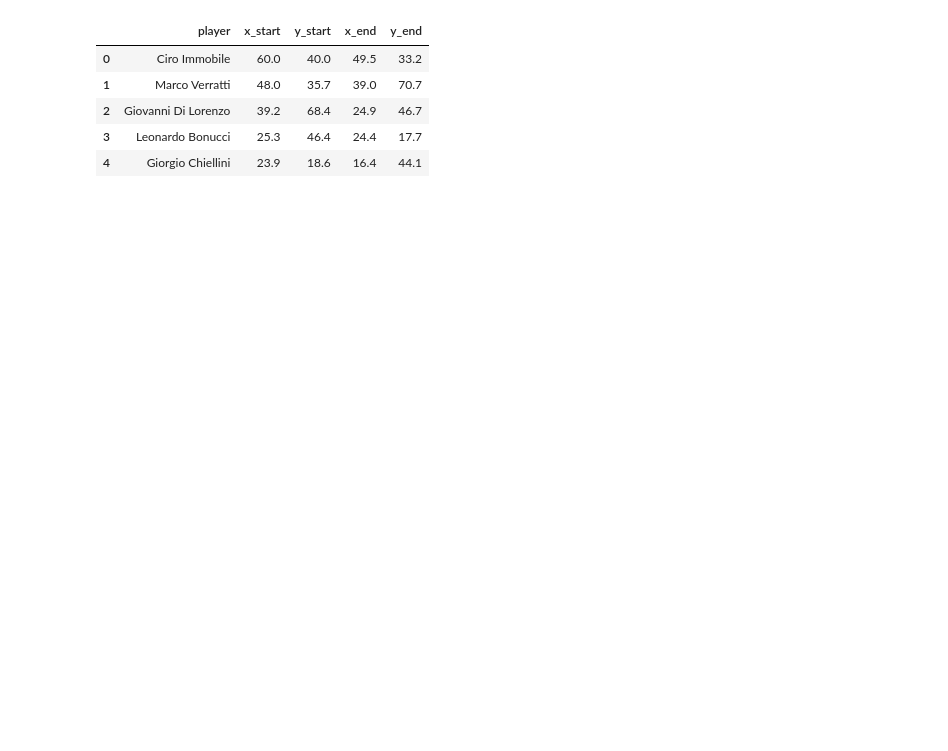
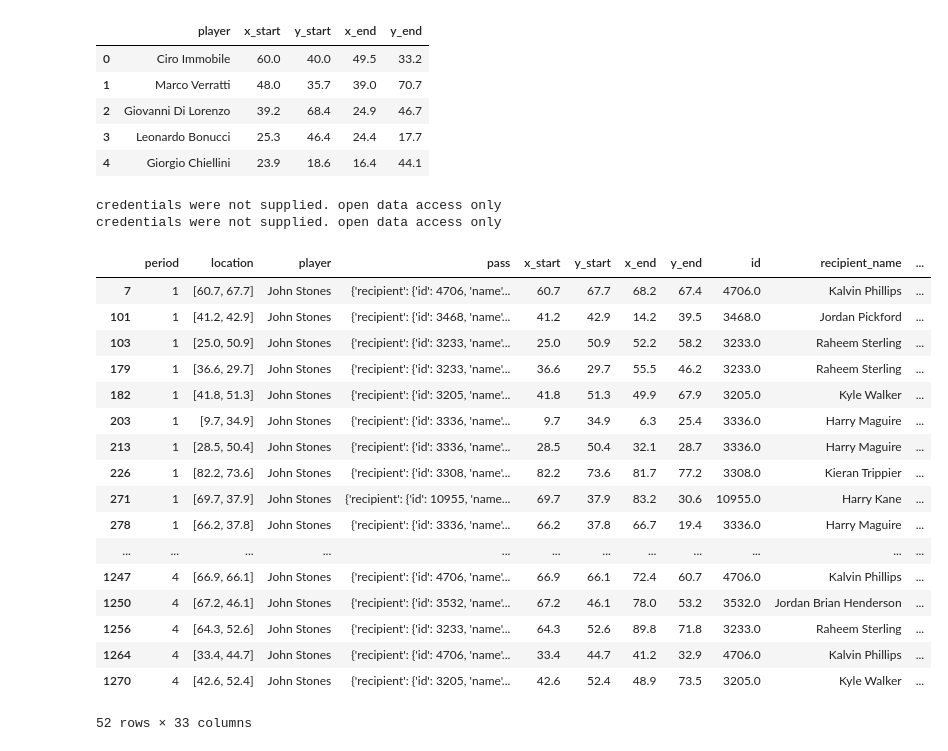
Before and after one commit to omaromi/pass-maps-project1, a Jupyter notebook: CleaningData.ipynb, the cells around one changed output. Cells and saved outputs as stored; diff of their text form; code cells hidden in the pictures; blank space fills up the shorter version.

Commit message:
Practicing filtering data using masks and apply method

```diff
--- a/CleaningData.ipynb
+++ b/CleaningData.ipynb
@@ -87,3 +86,41 @@ slim_df.head()
 | 2 | Giovanni Di Lorenzo | 39.2 | 68.4 | 24.9 | 46.7 |
 | 3 | Leonardo Bonucci | 25.3 | 46.4 | 24.4 | 17.7 |
 | 4 | Giorgio Chiellini | 23.9 | 18.6 | 16.4 | 44.1 |
+# %%
+ita_lineup = sb.lineups(final_match_id)['Italy']
+eng_lineup = sb.lineups(final_match_id)['England']
+# %% [output]
+credentials were not supplied. open data access only
+credentials were not supplied. open data access only
+# %%
+ita_squad = ita_lineup['player_name'].to_list()
+eng_squad = eng_lineup['player_name'].to_list()
+# %%
+# Solved the problem of filtering df by English/Italian team via
+# https://stackoverflow.com/questions/41518920/python-pandas-how-to-query-if-a-list-type-column-contains-something
+# slightly changed it with a reverse because I wanted my cell value to be in (or to be contained by) a different list
+ita_mask = df.player.apply(lambda x: x in ita_squad)
+eng_mask = df.player.apply(lambda x: x in eng_squad)
+ita_df = df[ita_mask]
+eng_df = df[eng_mask]
+# %%
+eng_df[eng_df['player']=='John Stones']
+# %% [output]
+|  | period | location | player | pass | x_start | y_start | x_end | y_end | id | recipient_name | ... |
+| 7 | 1 | [60.7, 67.7] | John Stones | {'recipient': {'id': 4706, 'name'... | 60.7 | 67.7 | 68.2 | 67.4 | 4706.0 | Kalvin Phillips | ... |
+| 101 | 1 | [41.2, 42.9] | John Stones | {'recipient': {'id': 3468, 'name'... | 41.2 | 42.9 | 14.2 | 39.5 | 3468.0 | Jordan Pickford | ... |
+| 103 | 1 | [25.0, 50.9] | John Stones | {'recipient': {'id': 3233, 'name'... | 25.0 | 50.9 | 52.2 | 58.2 | 3233.0 | Raheem Sterling | ... |
+| 179 | 1 | [36.6, 29.7] | John Stones | {'recipient': {'id': 3233, 'name'... | 36.6 | 29.7 | 55.5 | 46.2 | 3233.0 | Raheem Sterling | ... |
+| 182 | 1 | [41.8, 51.3] | John Stones | {'recipient': {'id': 3205, 'name'... | 41.8 | 51.3 | 49.9 | 67.9 | 3205.0 | Kyle Walker | ... |
+| 203 | 1 | [9.7, 34.9] | John Stones | {'recipient': {'id': 3336, 'name'... | 9.7 | 34.9 | 6.3 | 25.4 | 3336.0 | Harry Maguire | ... |
+| 213 | 1 | [28.5, 50.4] | John Stones | {'recipient': {'id': 3336, 'name'... | 28.5 | 50.4 | 32.1 | 28.7 | 3336.0 | Harry Maguire | ... |
+| 226 | 1 | [82.2, 73.6] | John Stones | {'recipient': {'id': 3308, 'name'... | 82.2 | 73.6 | 81.7 | 77.2 | 3308.0 | Kieran Trippier | ... |
+| 271 | 1 | [69.7, 37.9] | John Stones | {'recipient': {'id': 10955, 'name... | 69.7 | 37.9 | 83.2 | 30.6 | 10955.0 | Harry Kane | ... |
+| 278 | 1 | [66.2, 37.8] | John Stones | {'recipient': {'id': 3336, 'name'... | 66.2 | 37.8 | 66.7 | 19.4 | 3336.0 | Harry Maguire | ... |
+| ... | ... | ... | ... | ... | ... | ... | ... | ... | ... | ... | ... |
+| 1247 | 4 | [66.9, 66.1] | John Stones | {'recipient': {'id': 4706, 'name'... | 66.9 | 66.1 | 72.4 | 60.7 | 4706.0 | Kalvin Phillips | ... |
+| 1250 | 4 | [67.2, 46.1] | John Stones | {'recipient': {'id': 3532, 'name'... | 67.2 | 46.1 | 78.0 | 53.2 | 3532.0 | Jordan Brian Henderson | ... |
+| 1256 | 4 | [64.3, 52.6] | John Stones | {'recipient': {'id': 3233, 'name'... | 64.3 | 52.6 | 89.8 | 71.8 | 3233.0 | Raheem Sterling | ... |
+| 1264 | 4 | [33.4, 44.7] | John Stones | {'recipient': {'id': 4706, 'name'... | 33.4 | 44.7 | 41.2 | 32.9 | 4706.0 | Kalvin Phillips | ... |
+| 1270 | 4 | [42.6, 52.4] | John Stones | {'recipient': {'id': 3205, 'name'... | 42.6 | 52.4 | 48.9 | 73.5 | 3205.0 | Kyle Walker | ... |
+52 rows × 33 columns
```
Also changed, not shown: parts of 2 cells of this notebook.
